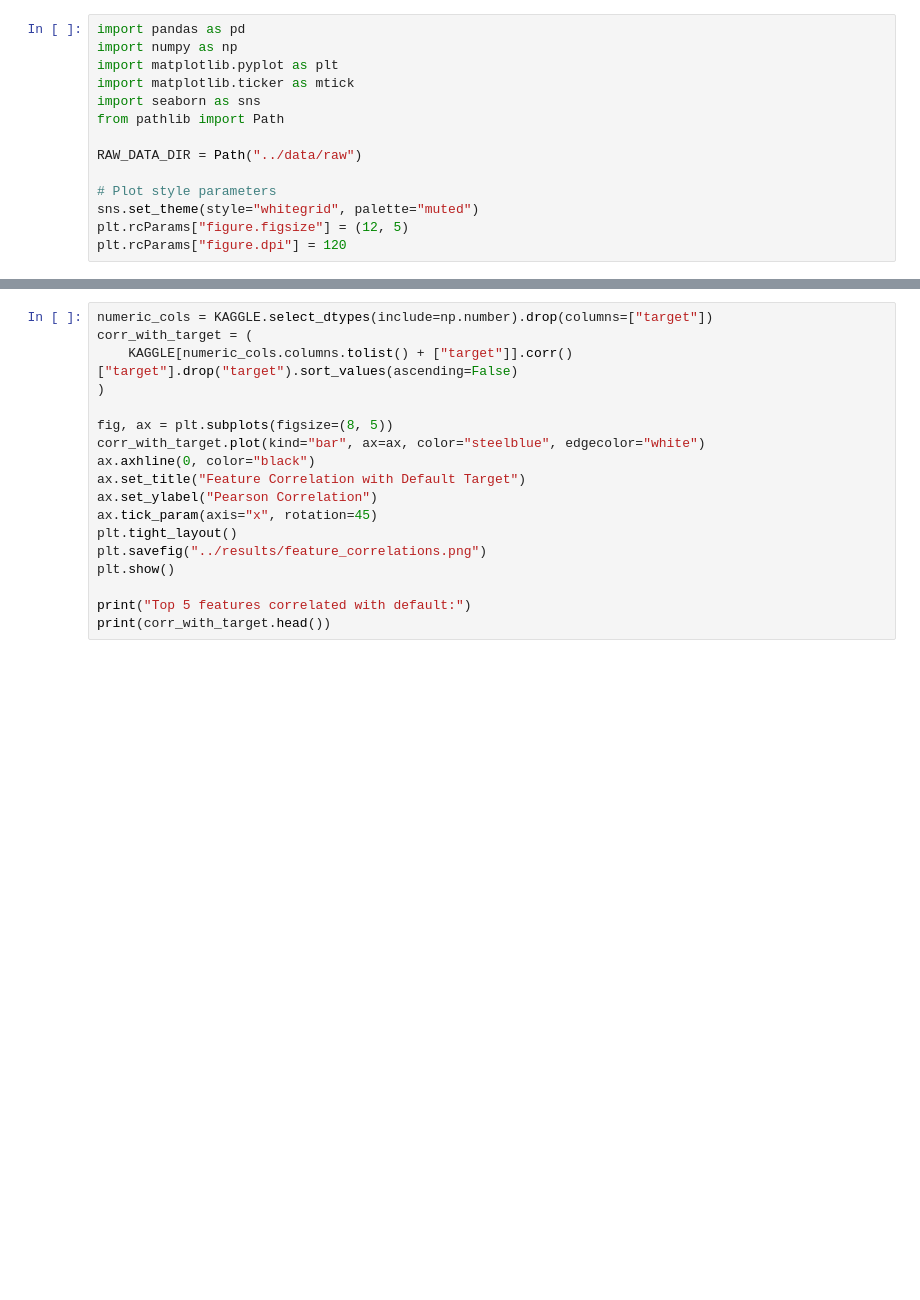
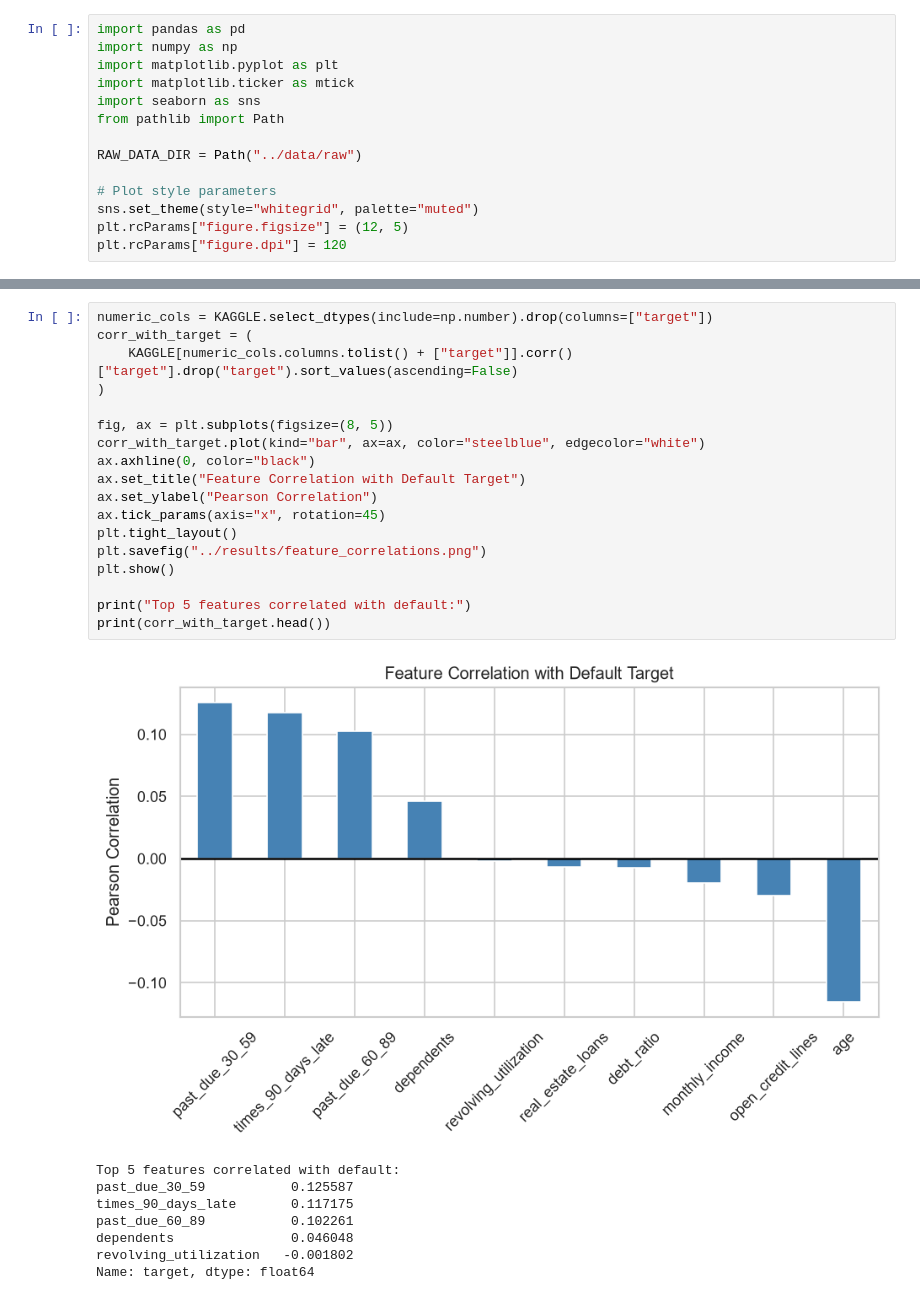
Before and after one commit to YukioK38/MachineLearning_Credit_Risk_Scoring, a Jupyter notebook: notebook/Notebook.ipynb, the cells around one changed output, grey strips where cells are left out. Drawn from its saved outputs; the diff is of its cells as text; blank space fills up the shorter version.

```diff
--- a/notebook/Notebook.ipynb
+++ b/notebook/Notebook.ipynb
@@ -173,21 +216,30 @@ plt.show()
 # %%
 numeric_cols = KAGGLE.select_dtypes(include=np.number).drop(columns=["target"])
 corr_with_target = (
     KAGGLE[numeric_cols.columns.tolist() + ["target"]].corr()["target"].drop("target").sort_values(ascending=False)
 )
 
 fig, ax = plt.subplots(figsize=(8, 5))
 corr_with_target.plot(kind="bar", ax=ax, color="steelblue", edgecolor="white")
 ax.axhline(0, color="black")
 ax.set_title("Feature Correlation with Default Target")
 ax.set_ylabel("Pearson Correlation")
-ax.tick_param(axis="x", rotation=45)
+ax.tick_params(axis="x", rotation=45)
 plt.tight_layout()
 plt.savefig("../results/feature_correlations.png")
 plt.show()
 
 print("Top 5 features correlated with default:")
 print(corr_with_target.head())
+# %% [output]
+[figure, added]
+Top 5 features correlated with default:
+past_due_30_59           0.125587
+times_90_days_late       0.117175
+past_due_60_89           0.102261
+dependents               0.046048
+revolving_utilization   -0.001802
+Name: target, dtype: float64
 # %%
 print("=== Dataset Summary ===")
 print(f"Total clients      : {len(KAGGLE):,}")
```
Also changed, not shown: parts of 8 cells of this notebook.
